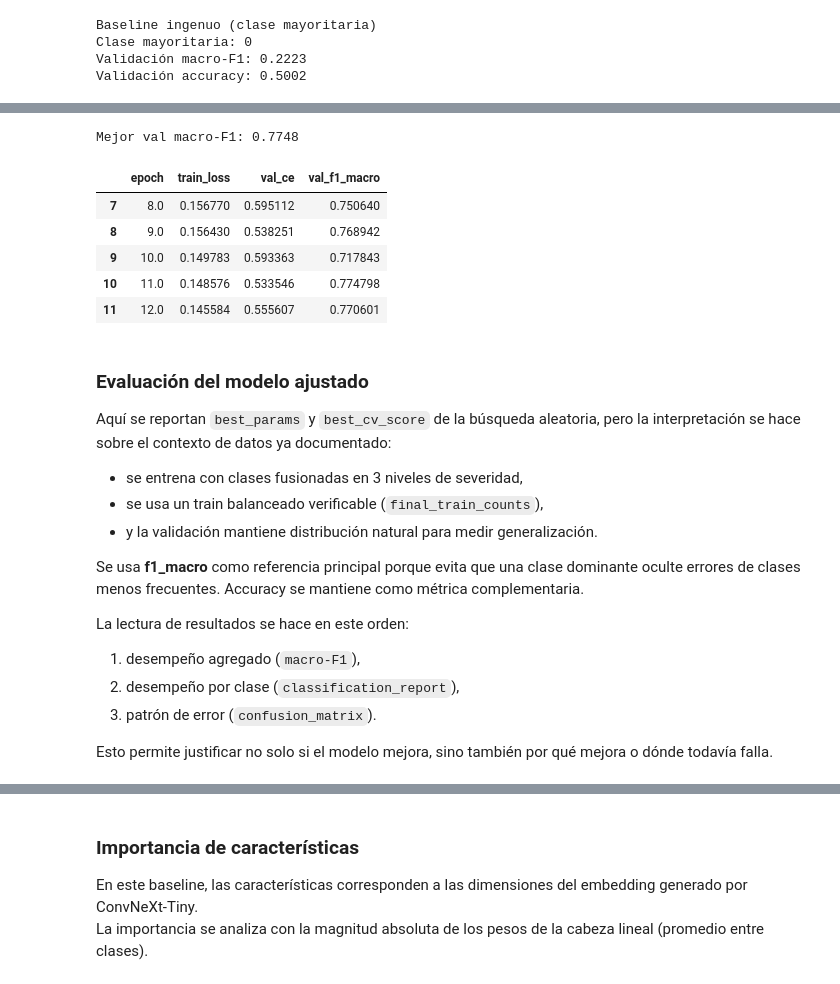
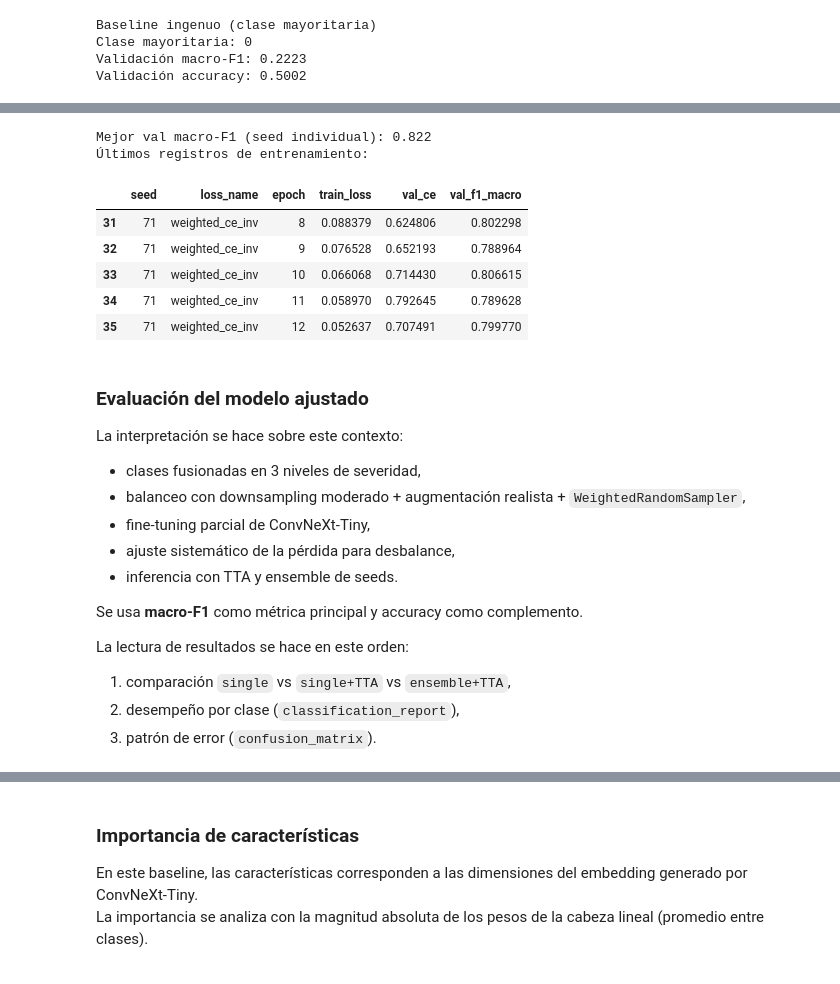
Before and after one commit to magdaleno88/Sam_Oct_IA, a Jupyter notebook: notebooks/Avance4_Equipo21_ConvNeXt-Tiny.ipynb, the cells around one changed output, grey strips where cells are left out. Saved outputs shown, nothing was run; the diff lists cells and outputs as text; code cells hidden in the pictures.

```diff
--- a/notebooks/Avance4_Equipo21_ConvNeXt-Tiny.ipynb
+++ b/notebooks/Avance4_Equipo21_ConvNeXt-Tiny.ipynb
@@ -1106,9 +1288,25 @@ Se selecciona el mejor checkpoint por **macro-F1 de validación**.
 # %%
+LOSS_SEARCH_EPOCHS = 4
+FINAL_EPOCHS = 12
 
-# Configuración de entrenamiento
-LOSS_TYPE = "focal"  # opciones: "weighted_ce", "focal"
-FOCAL_GAMMA = 2.0
-EPOCHS = 12
-LR = 1e-3
+HEAD_LR = 1e-3
+BACKBONE_LR = 1e-4
 WEIGHT_DECAY = 1e-4
+
+UNFREEZE_BACKBONE_BLOCKS = 2  # fine-tuning parcial (últimos bloques)
+
+# Inferencia con TTA (0=none, 1=hflip, 2=vflip, 3=hvflip)
+TTA_MODES = [0, 1, 2, 3]
+
+# Ensemble por semillas
+ENSEMBLE_SEEDS = [SEED, SEED + 11, SEED + 29]
+
+# Ajuste sistemático de pérdida para desbalance
+LOSS_CANDIDATES = [
+    {"name": "weighted_ce_inv", "type": "weighted_ce", "weight_scheme": "inverse_freq"},
+    {"name": "weighted_ce_eff", "type": "weighted_ce", "weight_scheme": "effective_num", "beta": 0.999},
+    {"name": "focal_inv_g1.5", "type": "focal", "weight_scheme": "inverse_freq", "gamma": 1.5},
+    {"name": "focal_eff_g2.0", "type": "focal", "weight_scheme": "effective_num", "beta": 0.999, "gamma": 2.0},
+    {"name": "focal_eff_g2.5", "type": "focal", "weight_scheme": "effective_num", "beta": 0.999, "gamma": 2.5},
+]
 # %%
@@ -1198,37 +1543,35 @@ Epoch 12 | train_loss=0.1456 | val_ce=0.5556 | val_f1_macro=0.7706
 # %%
+if len(ensemble_models) == 0:
+    raise RuntimeError("No se entrenaron modelos para el ensemble.")
 
-if best_state is None:
-    raise RuntimeError("No se guardó checkpoint durante entrenamiento.")
+print("Mejor val macro-F1 (seed individual):", round(best_val_f1, 4))
 
-model.load_state_dict(best_state)
-final_model = model
-
-history_df = pd.DataFrame(history)
-print("Mejor val macro-F1:", round(best_val_f1, 4))
+print("Últimos registros de entrenamiento:")
 display(history_df.tail())
 # %% [output]
-Mejor val macro-F1: 0.7748
+Mejor val macro-F1 (seed individual): 0.822
+Últimos registros de entrenamiento:
-|  | epoch | train_loss | val_ce | val_f1_macro |
-| 7 | 8.0 | 0.156770 | 0.595112 | 0.750640 |
-| 8 | 9.0 | 0.156430 | 0.538251 | 0.768942 |
-| 9 | 10.0 | 0.149783 | 0.593363 | 0.717843 |
-| 10 | 11.0 | 0.148576 | 0.533546 | 0.774798 |
-| 11 | 12.0 | 0.145584 | 0.555607 | 0.770601 |
+|  | seed | loss_name | epoch | train_loss | val_ce | val_f1_macro |
+| 31 | 71 | weighted_ce_inv | 8 | 0.088379 | 0.624806 | 0.802298 |
+| 32 | 71 | weighted_ce_inv | 9 | 0.076528 | 0.652193 | 0.788964 |
+| 33 | 71 | weighted_ce_inv | 10 | 0.066068 | 0.714430 | 0.806615 |
+| 34 | 71 | weighted_ce_inv | 11 | 0.058970 | 0.792645 | 0.789628 |
+| 35 | 71 | weighted_ce_inv | 12 | 0.052637 | 0.707491 | 0.799770 |
 # %% [markdown]
 ### Evaluación del modelo ajustado
 
-Aquí se reportan `best_params` y `best_cv_score` de la búsqueda aleatoria, pero la interpretación se hace sobre el contexto de datos ya documentado:
+La interpretación se hace sobre este contexto:
 
-- se entrena con clases fusionadas en 3 niveles de severidad,
-- se usa un train balanceado verificable (`final_train_counts`),
-- y la validación mantiene distribución natural para medir generalización.
+- clases fusionadas en 3 niveles de severidad,
+- balanceo con downsampling moderado + augmentación realista + `WeightedRandomSampler`,
+- fine-tuning parcial de ConvNeXt-Tiny,
+- ajuste sistemático de la pérdida para desbalance,
+- inferencia con TTA y ensemble de seeds.
 
-Se usa **f1_macro** como referencia principal porque evita que una clase dominante oculte errores de clases menos frecuentes. Accuracy se mantiene como métrica complementaria.
+Se usa **macro-F1** como métrica principal y accuracy como complemento.
 
 La lectura de resultados se hace en este orden:
-1. desempeño agregado (`macro-F1`),
+1. comparación `single` vs `single+TTA` vs `ensemble+TTA`,
 2. desempeño por clase (`classification_report`),
 3. patrón de error (`confusion_matrix`).
-
-Esto permite justificar no solo si el modelo mejora, sino también por qué mejora o dónde todavía falla.
 # %%
```
Also changed, not shown: parts of 15 cells of this notebook.
